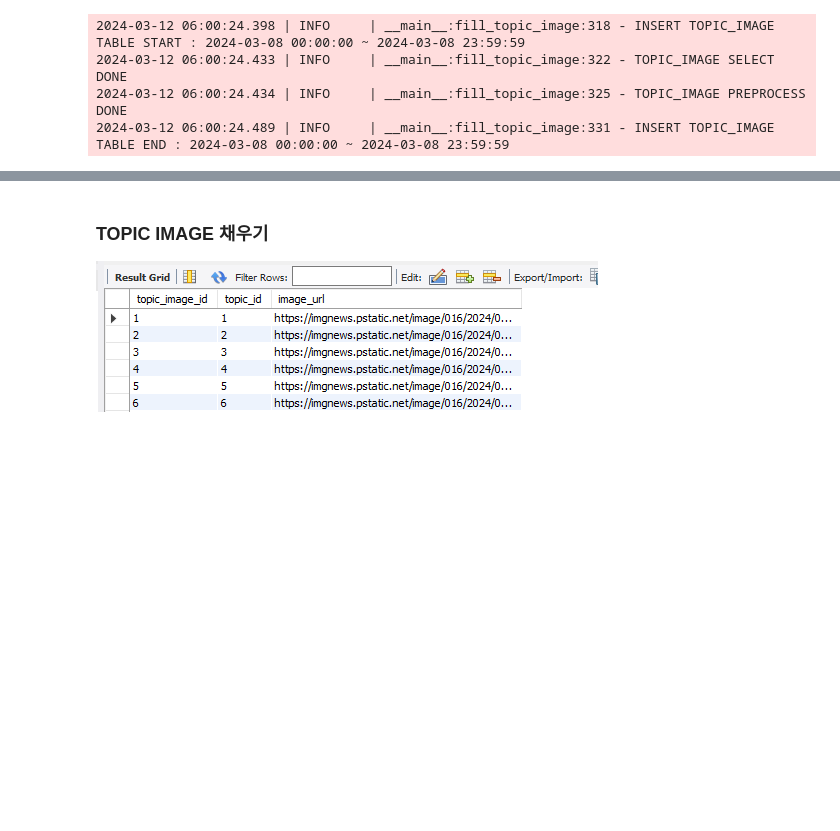
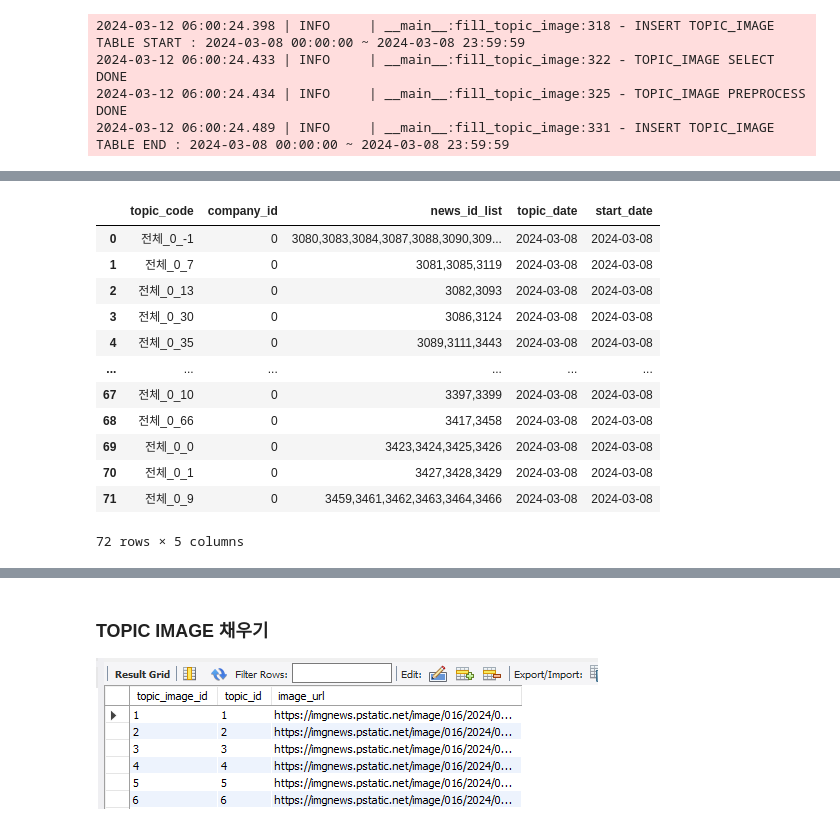
Before and after one commit to boostcampaitech6/level2-3-nlp-finalproject-nlp-10, a Jupyter notebook: data/automation.ipynb, the cells around one changed output, grey strips where cells are left out. Cells and saved outputs as stored; diff of their text form; code cells hidden in the pictures; blank space fills up the shorter version.

Commit message:
add fill_topic method all stocks clustering

```diff
--- a/data/automation.ipynb
+++ b/data/automation.ipynb
@@ -642,0 +654,11 @@ engine.fill_topic_image()
+# %%
+engine = Engine(db_user=db_user,
+                    db_password=db_password,
+                    db_host=db_host,
+                    topic_n=0,
+                    db_database= db_database,
+                    db_port=db_port,
+                    period=24,
+                    day_diff=4)
+
+df_merge, merge_data = engine.fill_topic()
@@ -642,0 +670,42 @@ engine.fill_topic_image()
+# %%
+topic_info = []
+for stock in ['전체'] + df_merge['name'].unique().tolist():
+    # 전체 종목 클러스터링
+    if stock == '전체':
+        df_stock = df_merge.copy()
+        df_stock = df_stock.drop_duplicates(subset=['news_id']).reset_index(drop=True)
+
+        stock_name, company_id, topic_date = '전체', '0', datetime.strptime(engine.today, '%Y-%m-%d')
+        embedding = df_stock['embedding'].tolist()
+        df_clustering, topic_counter = engine.clustering(df_stock, embedding, min_cluster_size=2, min_samples=1, method='leaf')
+
+        # topic 별로 내용 추출
+        for topic in topic_counter:
+            df_topic = df_clustering[df_clustering['Topic'] == topic].copy()
+            topic_code = f"{stock_name}_{engine.topic_n}_{topic}"
+            news_id_list = ','.join(map(lambda x : str(x), df_topic['news_id'].tolist()))
+
+            # NEWS, Topic 별 내용 저장
+            topic_info.append({
+                                    'topic_code' : topic_code,
+                                    'company_id' : company_id,
+                                    'news_id_list': news_id_list,
+                                    'topic_date' : topic_date,
+                                    'start_date' : engine.start_time,
+                                    })
+# %%
+pd.DataFrame(topic_info)
+# %% [output]
+|  | topic_code | company_id | news_id_list | topic_date | start_date |
+| 0 | 전체_0_-1 | 0 | 3080,3083,3084,3087,3088,3090,309... | 2024-03-08 | 2024-03-08 |
+| 1 | 전체_0_7 | 0 | 3081,3085,3119 | 2024-03-08 | 2024-03-08 |
+| 2 | 전체_0_13 | 0 | 3082,3093 | 2024-03-08 | 2024-03-08 |
+| 3 | 전체_0_30 | 0 | 3086,3124 | 2024-03-08 | 2024-03-08 |
+| 4 | 전체_0_35 | 0 | 3089,3111,3443 | 2024-03-08 | 2024-03-08 |
+| ... | ... | ... | ... | ... | ... |
+| 67 | 전체_0_10 | 0 | 3397,3399 | 2024-03-08 | 2024-03-08 |
+| 68 | 전체_0_66 | 0 | 3417,3458 | 2024-03-08 | 2024-03-08 |
+| 69 | 전체_0_0 | 0 | 3423,3424,3425,3426 | 2024-03-08 | 2024-03-08 |
+| 70 | 전체_0_1 | 0 | 3427,3428,3429 | 2024-03-08 | 2024-03-08 |
+| 71 | 전체_0_9 | 0 | 3459,3461,3462,3463,3464,3466 | 2024-03-08 | 2024-03-08 |
+72 rows × 5 columns
```
Also changed, not shown: parts of 9 cells of this notebook, 1 other file.
